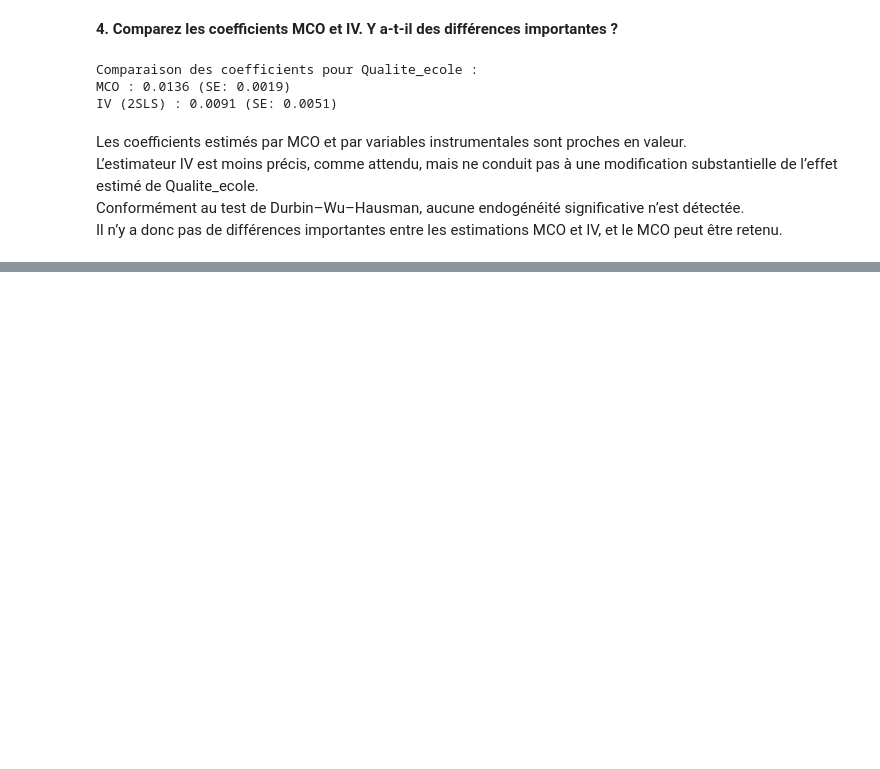
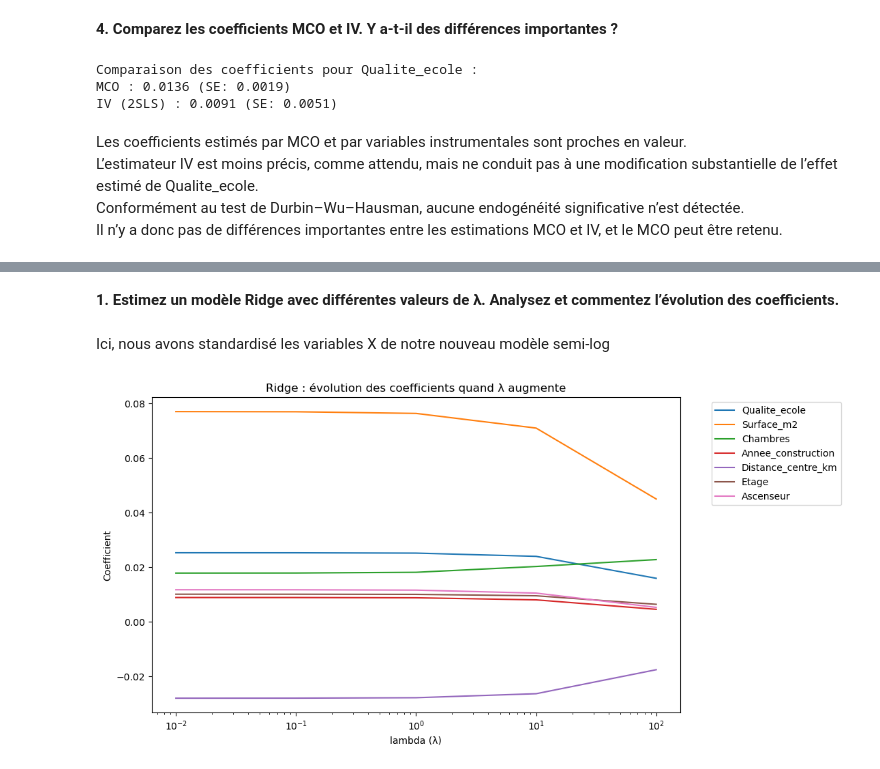
Before and after one commit to EdLac/Econometrie_appliquee_Analyse_Immobiliere, a Jupyter notebook: Econometrie.ipynb, the cells around one changed output, grey strips where cells are left out. Cells and saved outputs as stored; diff of their text form; code cells hidden in the pictures; blank space fills up the shorter version.

Commit message:
Ridge

```diff
--- a/Econometrie.ipynb
+++ b/Econometrie.ipynb
@@ -1131,0 +1134,51 @@ Il n’y a donc pas de différences importantes entre les estimations MCO et IV,
+# %% [markdown]
+**1. Estimez un modèle Ridge avec différentes valeurs de λ. Analysez et commentez l’évolution des coefficients.**
+# %%
+y = np.log(df["Prix_milliers_euros"])
+
+X = df[[
+        "Qualite_ecole",
+        "Surface_m2",
+        "Chambres",
+        "Annee_construction",
+        "Distance_centre_km",
+        "Etage",
+        "Ascenseur"
+    ]]
+# %%
+from sklearn.preprocessing import StandardScaler
+
+scaler = StandardScaler()
+X_std = scaler.fit_transform(X)
+# %% [markdown]
+Ici, nous avons standardisé les variables X de notre nouveau modèle semi-log
+# %%
+from sklearn.linear_model import Ridge
+
+lambdas = [0.01, 0.1, 1, 10, 100]
+
+coefs = []
+
+for l in lambdas :
+    ridge = Ridge(alpha=l)
+    ridge.fit(X_std, y)
+    coefs.append(ridge.coef_)
+# %%
+import matplotlib.pyplot as plt
+import numpy as np
+
+coefs = np.array(coefs)  # transformer la liste en array
+
+plt.figure(figsize=(10,6))
+
+for j, var in enumerate(X.columns):
+    plt.plot(lambdas, coefs[:, j], label=var)
+
+plt.xscale("log")  # lambda en échelle logarithmique
+plt.xlabel("lambda (λ)")
+plt.ylabel("Coefficient")
+plt.title("Ridge : évolution des coefficients quand λ augmente")
+plt.legend(bbox_to_anchor=(1.05, 1), loc="upper left")
+plt.show()
+# %% [output]
+[figure, added]
```
Also changed, not shown: parts of 10 cells of this notebook.
